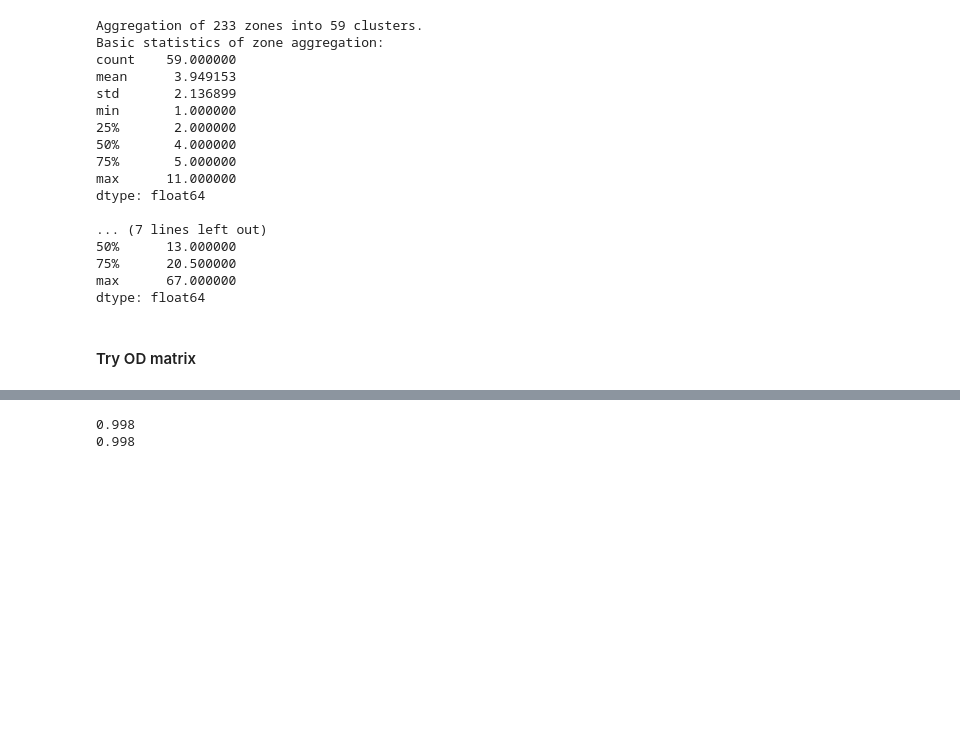
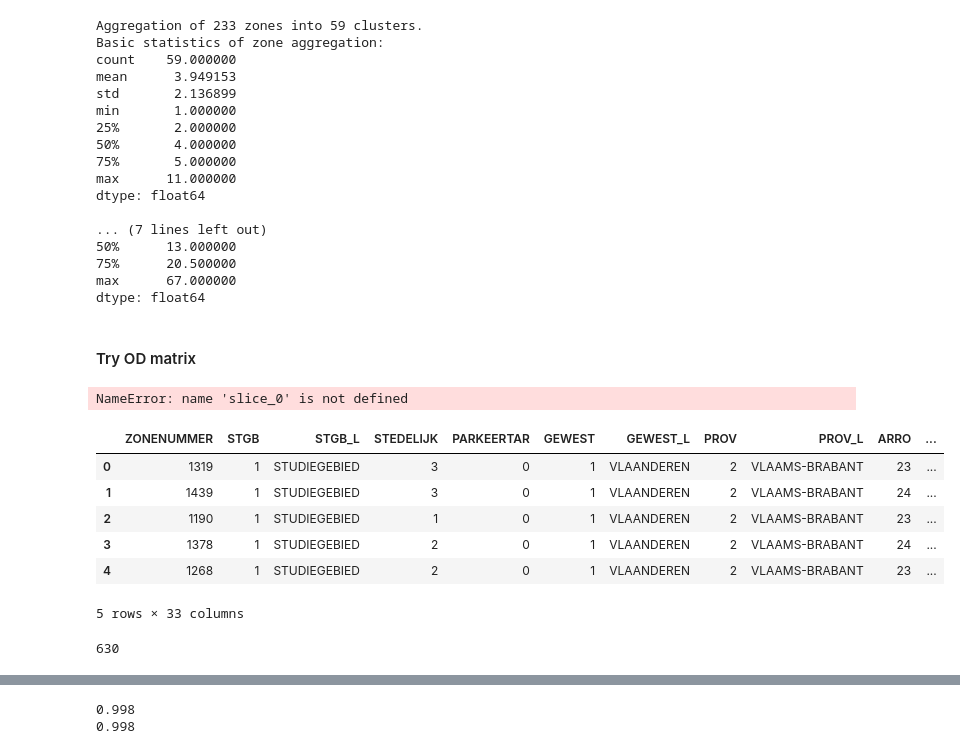
Before and after one commit to karlpolak/IP2, a Jupyter notebook: zoning.ipynb, the cells around one changed output, grey strips where cells are left out. Cells and saved outputs as stored; diff of their text form; code cells hidden in the pictures; blank space fills up the shorter version.

```diff
--- a/zoning.ipynb
+++ b/zoning.ipynb
@@ -212,3 +212,27 @@ for index_i, row_i in combined_shapefile.iterrows():
 
 # Change to pandas dataframe
 aggregated_od_matrix = pd.DataFrame(aggregated_od_matrix)
+# %%
+print(slice_0.shape)
+print(slice_1.shape)
+print(slice_2.shape)
+print(slice_3.shape)
+print(slice_4.shape)
+print(slice_5.shape)
+print(slice_6.shape)
+# %% [output]
+NameError: name 'slice_0' is not defined
+# %%
+slice_3.head()
+# %% [output]
+|  | ZONENUMMER | STGB | STGB_L | STEDELIJK | PARKEERTAR | GEWEST | GEWEST_L | PROV | PROV_L | ARRO | ... |
+| 0 | 1319 | 1 | STUDIEGEBIED | 3 | 0 | 1 | VLAANDEREN | 2 | VLAAMS-BRABANT | 23 | ... |
+| 1 | 1439 | 1 | STUDIEGEBIED | 3 | 0 | 1 | VLAANDEREN | 2 | VLAAMS-BRABANT | 24 | ... |
+| 2 | 1190 | 1 | STUDIEGEBIED | 1 | 0 | 1 | VLAANDEREN | 2 | VLAAMS-BRABANT | 23 | ... |
+| 3 | 1378 | 1 | STUDIEGEBIED | 2 | 0 | 1 | VLAANDEREN | 2 | VLAAMS-BRABANT | 24 | ... |
+| 4 | 1268 | 1 | STUDIEGEBIED | 2 | 0 | 1 | VLAANDEREN | 2 | VLAAMS-BRABANT | 23 | ... |
+5 rows × 33 columns
+# %%
+len(combined_shapefile)
+# %% [output]
+630
```
Also changed, not shown: parts of 4 cells of this notebook, 8 other files.
